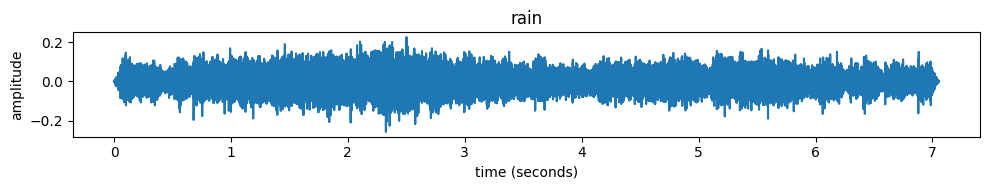
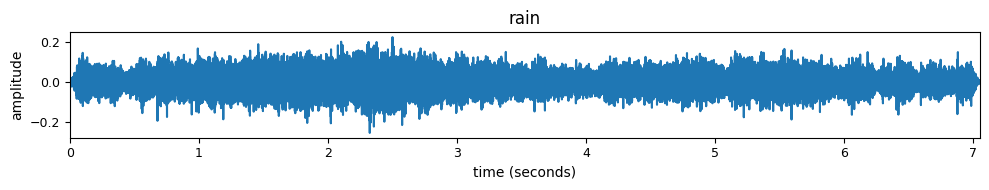
Code edit (unified diff) that turned the first committed figure into the second:
--- before
+++ after
@@ -1,9 +1,7 @@
 input_file = "../sounds/rain.wav"
 fs, x = UF.wavread(input_file)
-time_axis = np.linspace(0, x.size / fs, x.size)
 fig, ax = plt.subplots(figsize=(10, 2))
-ax.plot(time_axis, x)
-ax.set_xlabel('time (seconds)'); ax.set_ylabel('amplitude')
-ax.set_title('rain')
-plt.tight_layout(); plt.show()
+PH.plot_waveform(ax, x, fs, title='rain', xlabel='time (seconds)')
+plt.tight_layout()
+plt.show()
 ipd.display(ipd.Audio(data=x, rate=fs))

Commit: changes to all examples to make them more complete and with better plots